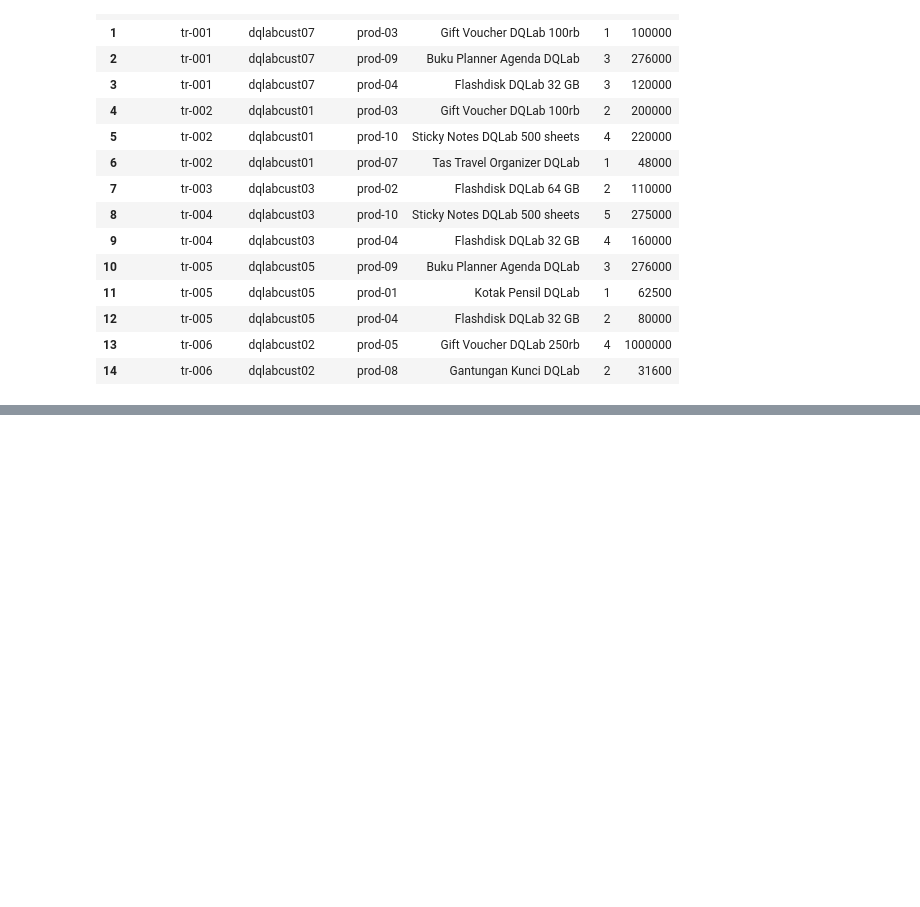
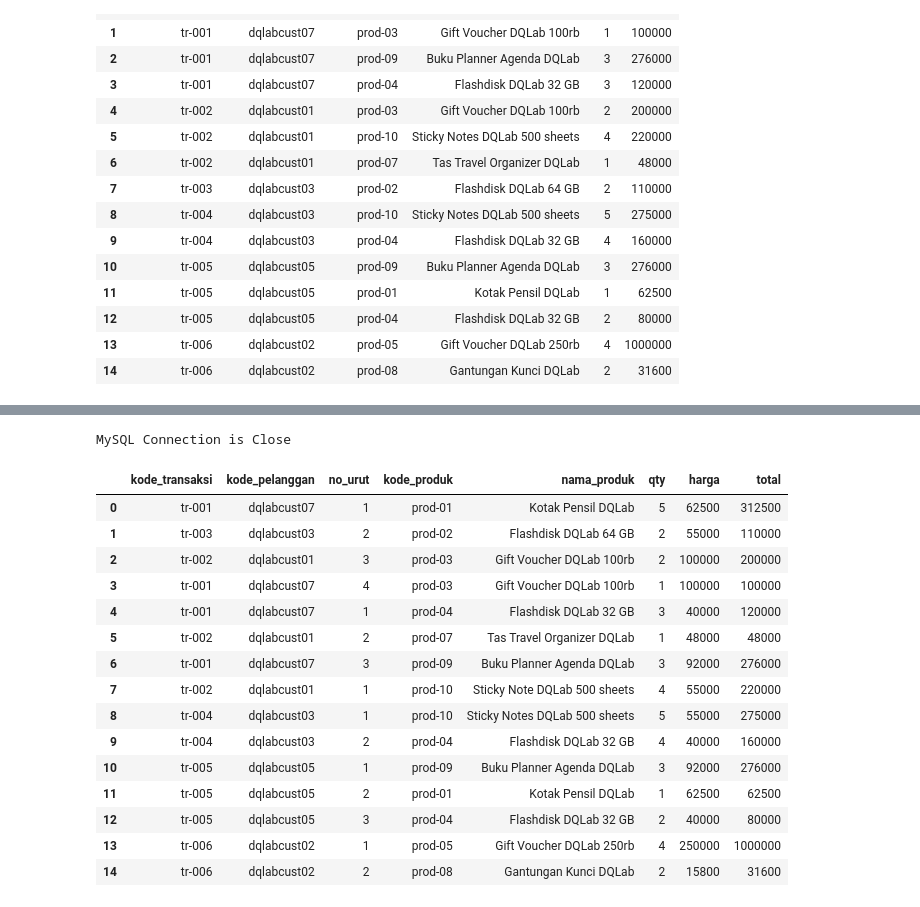
Before and after one commit to UsepSyaikalArifin/SQL-Python, a Jupyter notebook: Fundamental SQL Using INNER JOIN and UNION/Jupyter Notebook/main.ipynb, the cells around one changed output, grey strips where cells are left out. Drawn from its saved outputs; the diff is of its cells as text; code cells hidden in the pictures; blank space fills up the shorter version.

Commit message:
Conforming Union Columns

```diff
--- a/Fundamental SQL Using INNER JOIN and UNION/Jupyter Notebook/main.ipynb
+++ b/Fundamental SQL Using INNER JOIN and UNION/Jupyter Notebook/main.ipynb
@@ -496,0 +546,42 @@ MySQL Connection is Close
+# %%
+import mysql.connector as db
+import pandas as pd
+from IPython.display import display
+
+connection = db.connect(
+                        host="localhost",
+                        database="dqlab_academy",
+                        user="root",
+                        password="MySQL"
+                        )
+
+sql_tabel_A_union_tabel_B = """select * from tabel_A
+                               union
+                               select * from tabel_B"""
+
+df_sql_tabel_A_union_tabel_B = pd.read_sql(sql_tabel_A_union_tabel_B , connection)
+
+
+if connection.is_connected():
+    connection.close()
+    print("MySQL Connection is Close")
+
+display(df_sql_tabel_A_union_tabel_B )
+# %% [output]
+MySQL Connection is Close
+|  | kode_transaksi | kode_pelanggan | no_urut | kode_produk | nama_produk | qty | harga | total |
+| 0 | tr-001 | dqlabcust07 | 1 | prod-01 | Kotak Pensil DQLab | 5 | 62500 | 312500 |
+| 1 | tr-003 | dqlabcust03 | 2 | prod-02 | Flashdisk DQLab 64 GB | 2 | 55000 | 110000 |
+| 2 | tr-002 | dqlabcust01 | 3 | prod-03 | Gift Voucher DQLab 100rb | 2 | 100000 | 200000 |
+| 3 | tr-001 | dqlabcust07 | 4 | prod-03 | Gift Voucher DQLab 100rb | 1 | 100000 | 100000 |
+| 4 | tr-001 | dqlabcust07 | 1 | prod-04 | Flashdisk DQLab 32 GB | 3 | 40000 | 120000 |
+| 5 | tr-002 | dqlabcust01 | 2 | prod-07 | Tas Travel Organizer DQLab | 1 | 48000 | 48000 |
+| 6 | tr-001 | dqlabcust07 | 3 | prod-09 | Buku Planner Agenda DQLab | 3 | 92000 | 276000 |
+| 7 | tr-002 | dqlabcust01 | 1 | prod-10 | Sticky Note DQLab 500 sheets | 4 | 55000 | 220000 |
+| 8 | tr-004 | dqlabcust03 | 1 | prod-10 | Sticky Notes DQLab 500 sheets | 5 | 55000 | 275000 |
+| 9 | tr-004 | dqlabcust03 | 2 | prod-04 | Flashdisk DQLab 32 GB | 4 | 40000 | 160000 |
+| 10 | tr-005 | dqlabcust05 | 1 | prod-09 | Buku Planner Agenda DQLab | 3 | 92000 | 276000 |
+| 11 | tr-005 | dqlabcust05 | 2 | prod-01 | Kotak Pensil DQLab | 1 | 62500 | 62500 |
+| 12 | tr-005 | dqlabcust05 | 3 | prod-04 | Flashdisk DQLab 32 GB | 2 | 40000 | 80000 |
+| 13 | tr-006 | dqlabcust02 | 1 | prod-05 | Gift Voucher DQLab 250rb | 4 | 250000 | 1000000 |
+| 14 | tr-006 | dqlabcust02 | 2 | prod-08 | Gantungan Kunci DQLab | 2 | 15800 | 31600 |
```
Also changed, not shown: parts of 7 cells of this notebook.
